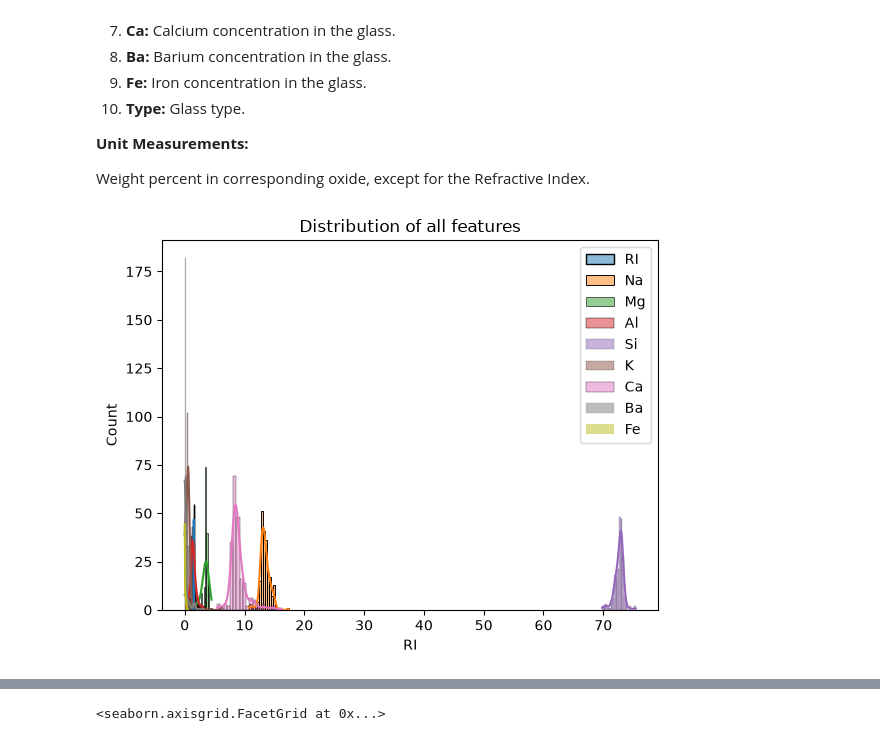
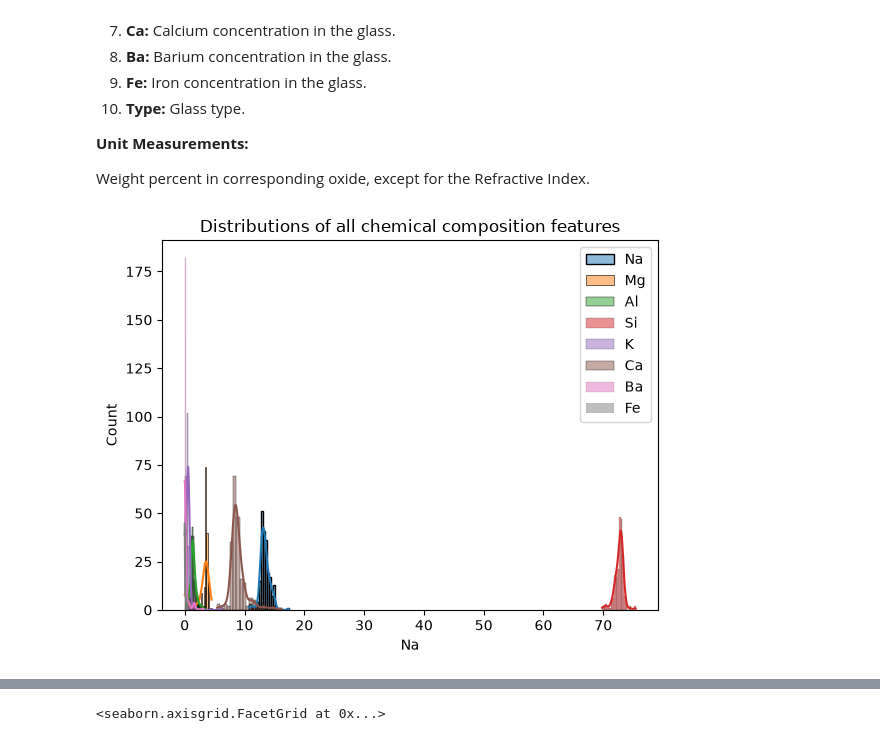
Before and after one commit to Erfan-Taherirani/Applied-ML-Lab, a Jupyter notebook: core_ml/classification/Glass Type Identification/notebooks/data_understanding.ipynb, the cells around one changed output, grey strips where cells are left out. Saved outputs shown, nothing was run; the diff lists cells and outputs as text; code cells hidden in the pictures.

```diff
--- a/core_ml/classification/Glass Type Identification/notebooks/data_understanding.ipynb
+++ b/core_ml/classification/Glass Type Identification/notebooks/data_understanding.ipynb
@@ -127,16 +146,16 @@ df
 
 Weight percent in corresponding oxide, except for the Refractive Index.
 # %%
-for feature in df.columns[:-1]:
+for feature in df.columns[1:-1]:
     sns.histplot(
 		data=df,
 		x=feature,
         label=f"{feature}",
 		bins=20,
 		kde=True,
 	)
-plt.title("Distribution of all features")
+plt.title("Distributions of all chemical composition features")
 plt.legend(loc="upper right")
 plt.show()
 # %% [output]
-[figure, old version]
+[figure, new version]
```
Also changed, not shown: parts of 15 cells of this notebook, 4 other files.
